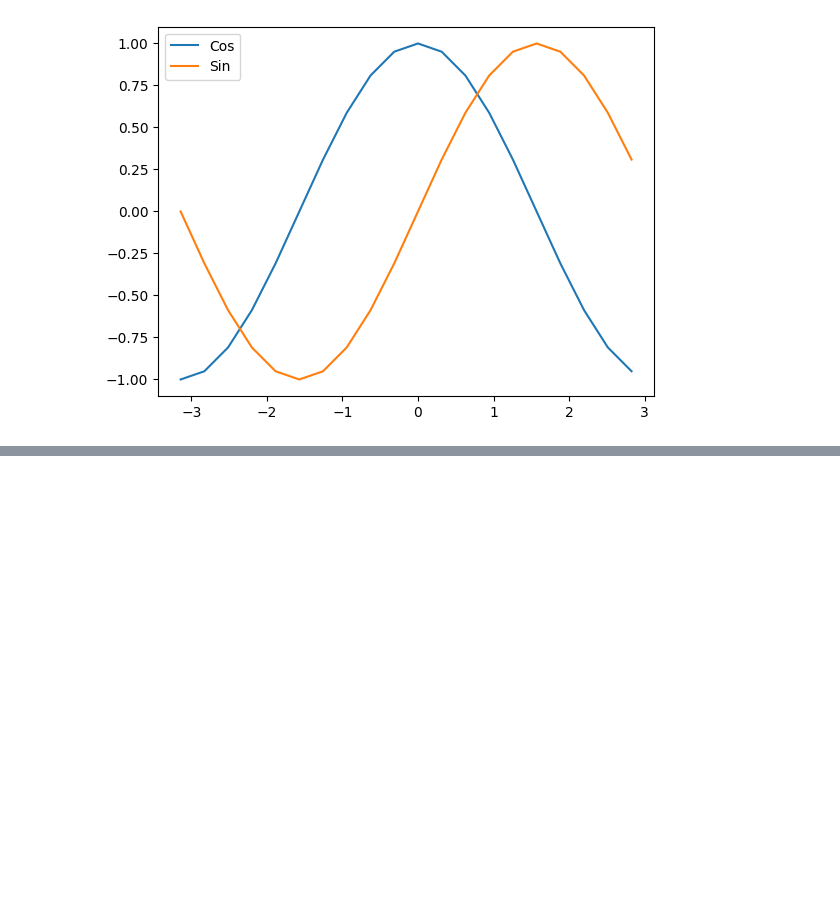
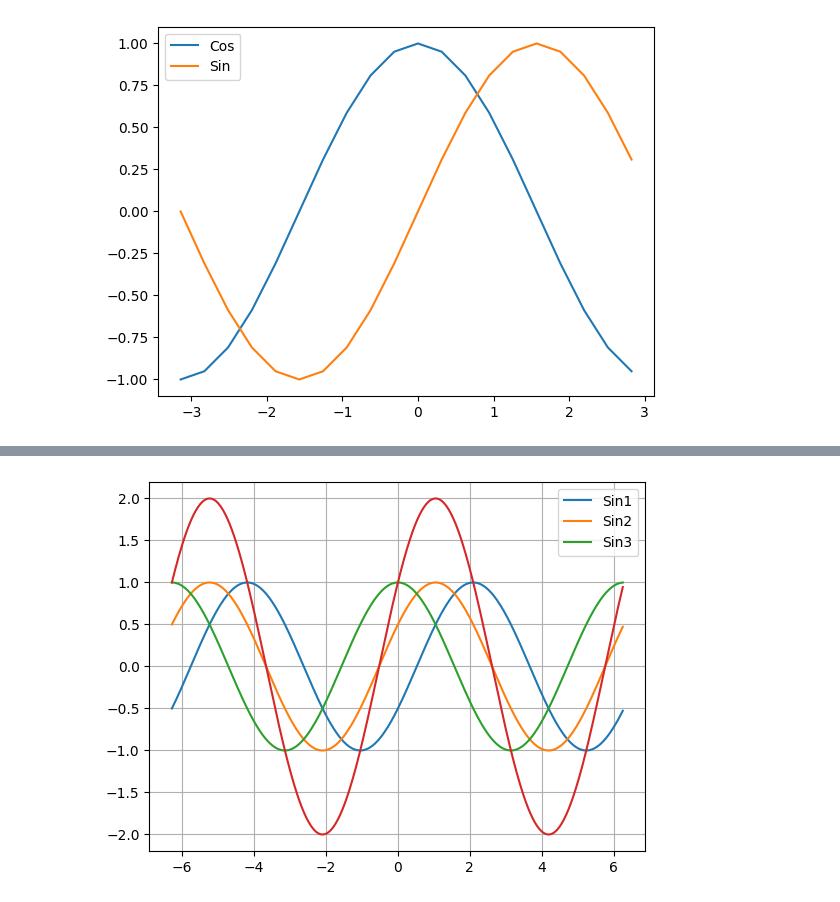
Before and after one commit to vbekasov/cpp, a Jupyter notebook: school-math.ipynb, the cells around one changed output, grey strips where cells are left out. Cells and saved outputs as stored; diff of their text form; code cells hidden in the pictures; blank space fills up the shorter version.

```diff
--- a/school-math.ipynb
+++ b/school-math.ipynb
@@ -53,0 +63,19 @@ ax.legend()
+# %%
+fig, ax = plt.subplots()
+
+l = np.arange(-2*pi, 2*pi, pi/100)
+y1 = np.cos(np.arange(-2*pi-pi*(2/3), 2*pi-pi*(2/3), pi/100))
+y2 = np.cos(np.arange(-2*pi-pi*(1/3), 2*pi-pi*(1/3), pi/100))
+y3 = np.cos(np.arange(-2*pi, 2*pi, pi/100))
+y4 = y1 + y2 + y3
+
+ax.grid(True)
+ax.plot(l, y1, label='Sin1')
+ax.plot(l, y2, label='Sin2')
+ax.plot(l, y3, label='Sin3')
+ax.plot(l, y4)
+
+leg = ax.legend()
+plt.show()
+# %% [output]
+[figure, added]
```
Also changed, not shown: parts of 4 cells of this notebook.
